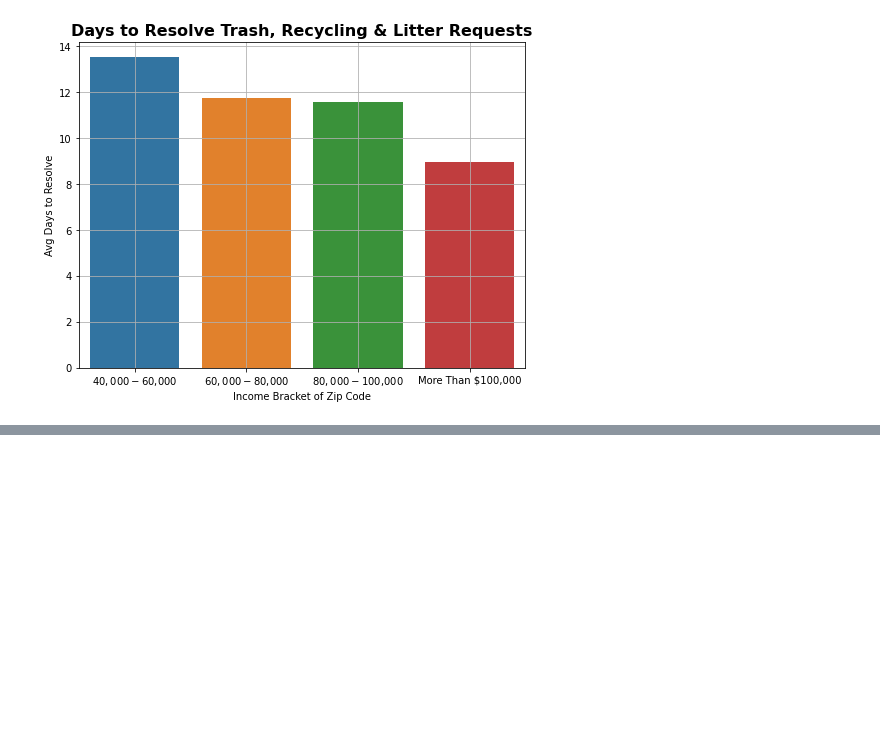
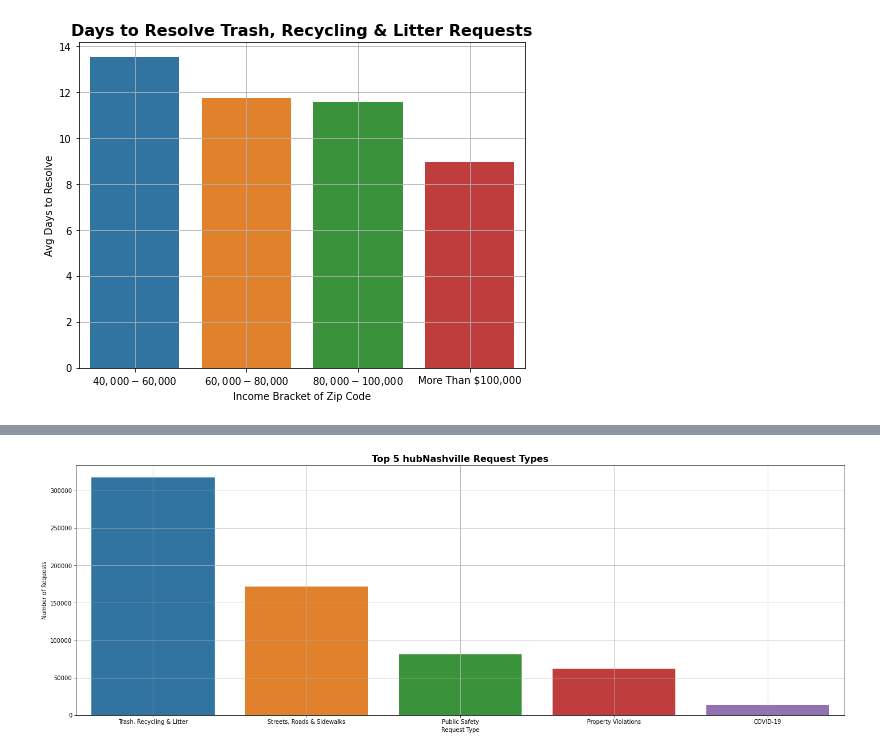
Before and after one commit to PrestonSpencer/Capstone-Nashville-Software-School-Nashville-311-Analysis, a Jupyter notebook: notebooks/visuals_and_analysis.ipynb, the cells around one changed output, grey strips where cells are left out. Cells and saved outputs as stored; diff of their text form; code cells hidden in the pictures; blank space fills up the shorter version.

Commit message:
visuals start

```diff
--- a/notebooks/visuals_and_analysis.ipynb
+++ b/notebooks/visuals_and_analysis.ipynb
@@ -120,0 +123,15 @@ plt.grid();
+# %%
+top_requests = main_df.loc[(main_df['Request Type'] != 'Resolved by hubNashville on First Call')]
+plt.figure(figsize = (24,8))
+sns.countplot(x = 'Request Type', data = top_requests, order = pd.value_counts(top_requests['Request Type']).iloc[:5].index)
+plt.ylabel('Number of Requests')
+plt.title('Top 5 hubNashville Request Types', weight = 'bold', size = 16)
+plt.grid();
+# requests_top_10 = top_requests['Request Type'].value_counts().nlargest(10)
+# def count_requests(main_df):
+#     return main_df['Request Type'].value_counts()
+# requests_top_10_bars = main_df.groupby(['Request Type']).apply(count_requests).nlargest(10)
+# requests_top_10_bars = requests_top_10_bars.reset_index()
+# requests_top_10_bars
+# %% [output]
+[figure, added]
```
Also changed, not shown: parts of 3 cells of this notebook, 1 other file.
